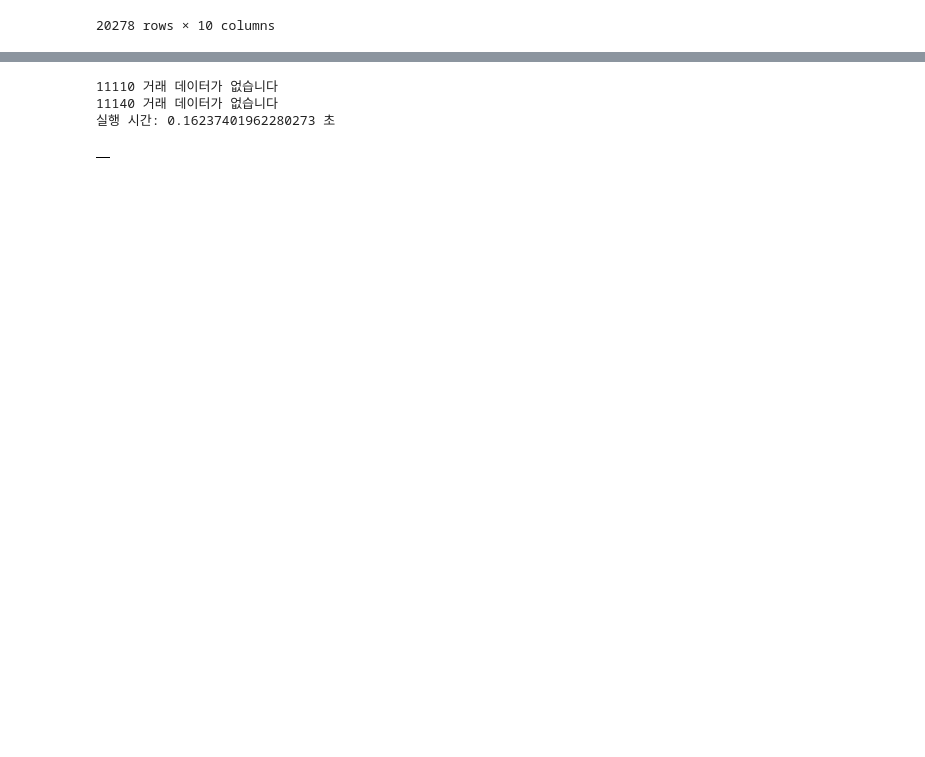
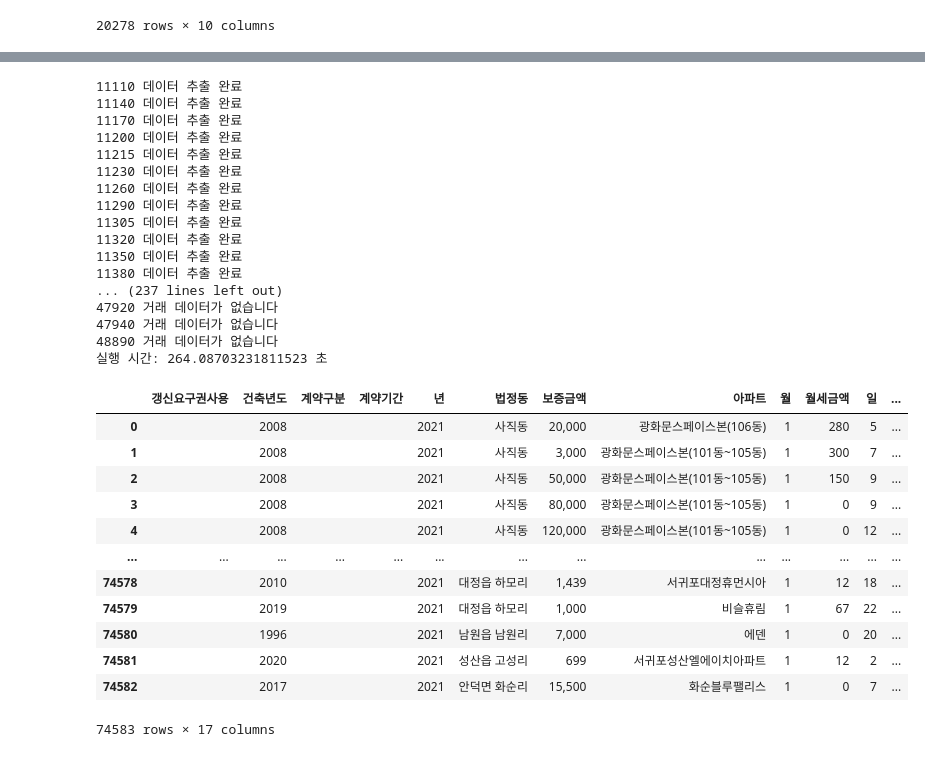
Before and after one commit to ghdaud30/AWS_Data_Analysis, a Jupyter notebook: 1_notebook/apt_rent.ipynb, the cells around one changed output, grey strips where cells are left out. Drawn from its saved outputs; the diff is of its cells as text; code cells hidden in the pictures; blank space fills up the shorter version.

```diff
--- a/1_notebook/apt_rent.ipynb
+++ b/1_notebook/apt_rent.ipynb
@@ -85,7 +85,7 @@ error = []
 # 데이터 저장용
 total = pd.DataFrame()
 
-for i in range(len(LAWD_CD_list[:2])):
+for i in range(len(LAWD_CD_list)):
 
     # 데이터를 담는 리스트
     df_total = []
@@ -121,37 +121,63 @@ for i in range(len(LAWD_CD_list[:2])):
         # 해당 지역에 거래 데이터가 없는 경우
         error.append(LAWD_CD_list[i])
         continue
 
     df = pd.DataFrame(df_total)
     df.columns = columns
 
     total = pd.concat([total,df])
     total.columns = columns
 
     print(f"{LAWD_CD_list[i]} 데이터 추출 완료")
 
 
 
 
 df = pd.read_csv("./0_data/legal_info_b.csv")
 
 for i in range(len(error)):
      print(f'{error[i]} 거래 데이터가 없습니다')
 
 # 실행 후 시간 기록
 end_time = time.time()
 
 # 실행 시간 계산
 execution_time = end_time - start_time
 print(f"실행 시간: {execution_time} 초")
 
 total.reset_index(drop=True,inplace=True)
 total
 # %% [output]
-11110 거래 데이터가 없습니다
-11140 거래 데이터가 없습니다
-실행 시간: 0.16237401962280273 초
+11110 데이터 추출 완료
+11140 데이터 추출 완료
+11170 데이터 추출 완료
+11200 데이터 추출 완료
+11215 데이터 추출 완료
+11230 데이터 추출 완료
+11260 데이터 추출 완료
+11290 데이터 추출 완료
+11305 데이터 추출 완료
+11320 데이터 추출 완료
+11350 데이터 추출 완료
+11380 데이터 추출 완료
+... (237 lines left out)
+47920 거래 데이터가 없습니다
+47940 거래 데이터가 없습니다
+48890 거래 데이터가 없습니다
+실행 시간: 264.08703231811523 초
-|  |
+|  | 갱신요구권사용 | 건축년도 | 계약구분 | 계약기간 | 년 | 법정동 | 보증금액 | 아파트 | 월 | 월세금액 | 일 | ... |
+| 0 |  | 2008 |  |  | 2021 | 사직동 | 20,000 | 광화문스페이스본(106동) | 1 | 280 | 5 | ... |
+| 1 |  | 2008 |  |  | 2021 | 사직동 | 3,000 | 광화문스페이스본(101동~105동) | 1 | 300 | 7 | ... |
+| 2 |  | 2008 |  |  | 2021 | 사직동 | 50,000 | 광화문스페이스본(101동~105동) | 1 | 150 | 9 | ... |
+| 3 |  | 2008 |  |  | 2021 | 사직동 | 80,000 | 광화문스페이스본(101동~105동) | 1 | 0 | 9 | ... |
+| 4 |  | 2008 |  |  | 2021 | 사직동 | 120,000 | 광화문스페이스본(101동~105동) | 1 | 0 | 12 | ... |
+| ... | ... | ... | ... | ... | ... | ... | ... | ... | ... | ... | ... | ... |
+| 74578 |  | 2010 |  |  | 2021 | 대정읍 하모리 | 1,439 | 서귀포대정휴먼시아 | 1 | 12 | 18 | ... |
+| 74579 |  | 2019 |  |  | 2021 | 대정읍 하모리 | 1,000 | 비슬휴림 | 1 | 67 | 22 | ... |
+| 74580 |  | 1996 |  |  | 2021 | 남원읍 남원리 | 7,000 | 에덴 | 1 | 0 | 20 | ... |
+| 74581 |  | 2020 |  |  | 2021 | 성산읍 고성리 | 699 | 서귀포성산엘에이치아파트 | 1 | 12 | 2 | ... |
+| 74582 |  | 2017 |  |  | 2021 | 안덕면 화순리 | 15,500 | 화순블루팰리스 | 1 | 0 | 7 | ... |
+74583 rows × 17 columns
 # %%
 directory = '0_data/apt_rent'
 
```
Also changed, not shown: 3 other files.
